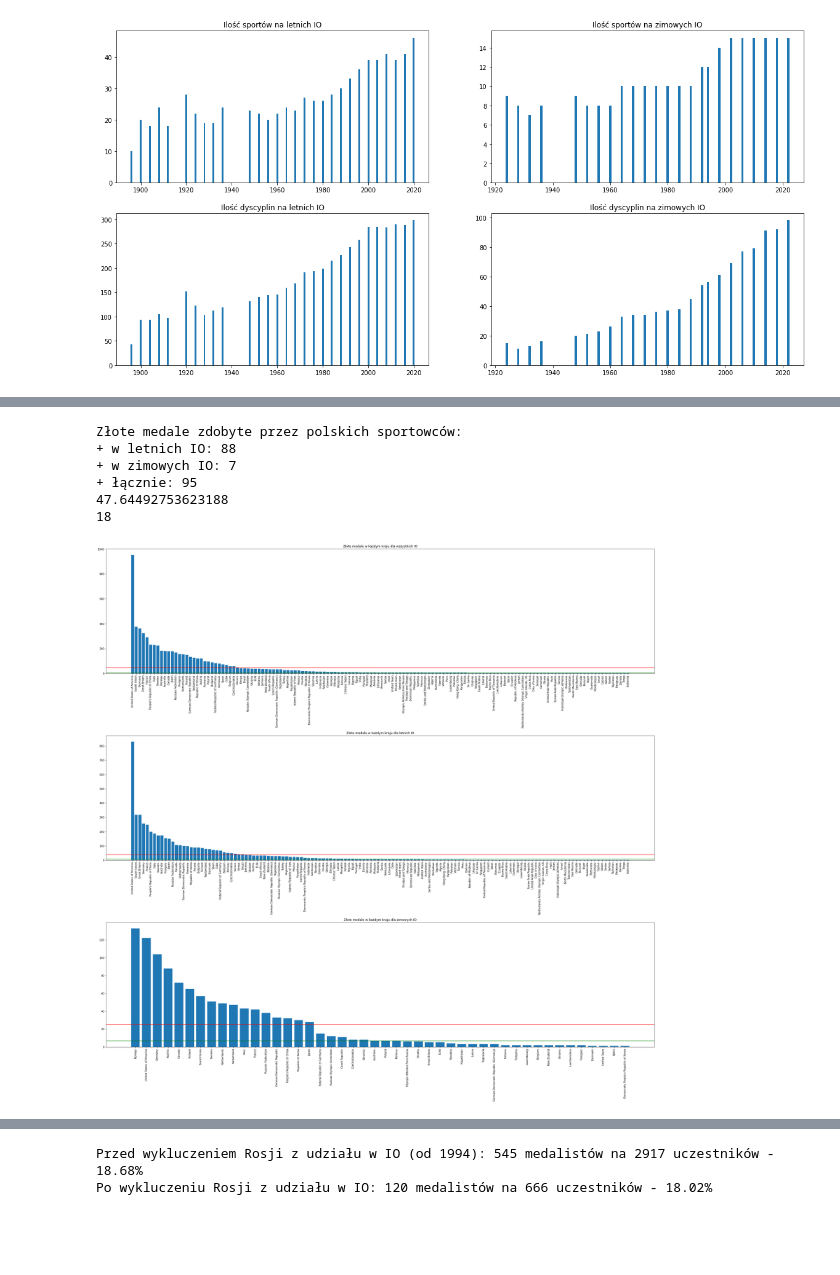
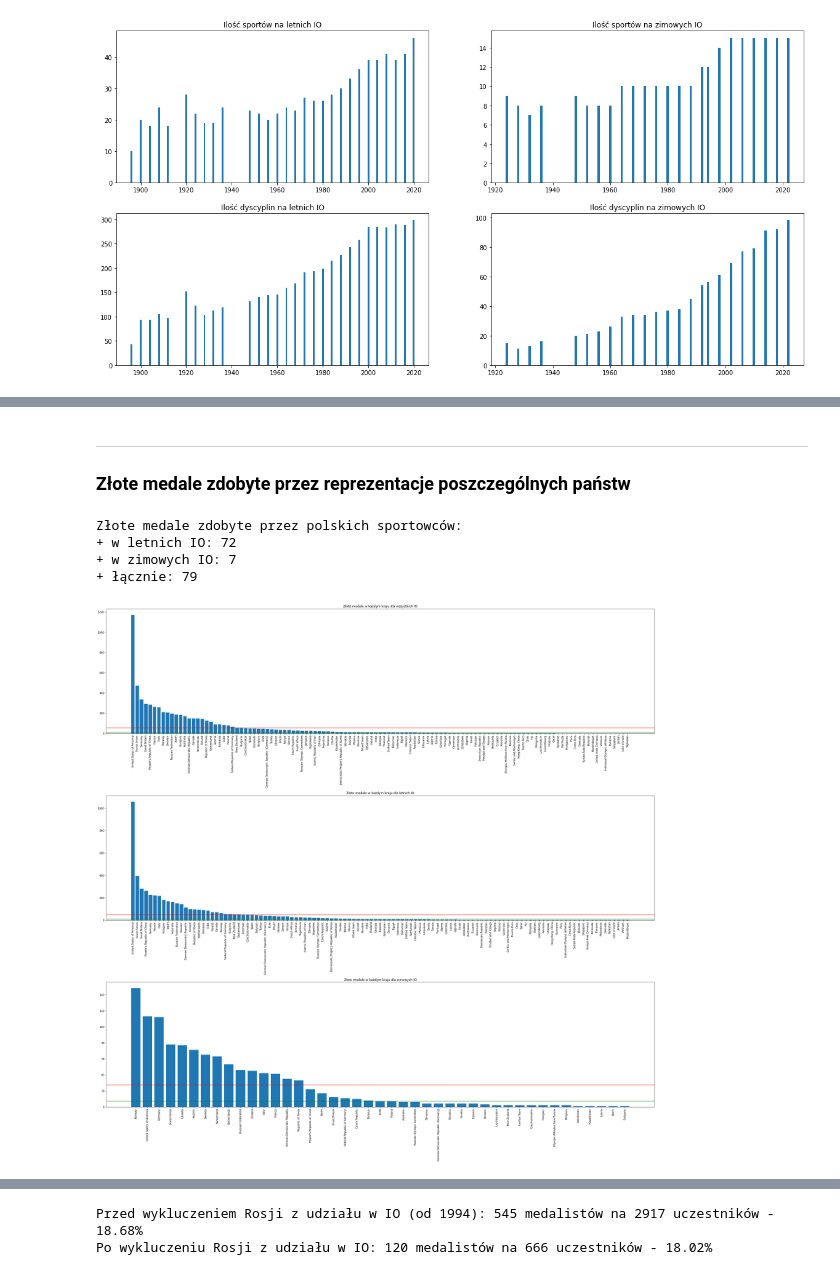
Before and after one commit to mihawb/olympics-ds, a Jupyter notebook: analysis/allGamesAnalysis.ipynb, the cells around one changed output, grey strips where cells are left out. Saved outputs shown, nothing was run; the diff lists cells and outputs as text; code cells hidden in the pictures; blank space fills up the shorter version.

```diff
--- a/analysis/allGamesAnalysis.ipynb
+++ b/analysis/allGamesAnalysis.ipynb
@@ -84,31 +84,32 @@ jak starczy czasu to 1-4 lacznie i w rozroznieniu na lato/zima
+# %% [markdown]
+---
+### Złote medale zdobyte przez reprezentacje poszczególnych państw
 # %%
 def goldMedalsByCountry(inScoresDF, place):
 	return inScoresDF[~inScoresDF.Country.where(inScoresDF.Place == place).isnull()].Country.value_counts()
 
-p = 2
+p = 1
 aGoldByCountry = goldMedalsByCountry(allScores, p)
 sGoldByCountry = goldMedalsByCountry(summerScores, p)
 wGoldByCountry = goldMedalsByCountry(winterScores, p)
 
 print(f'Złote medale zdobyte przez polskich sportowców:\n+ w letnich IO: {sGoldByCountry.Poland}\n+ w zimowych IO: {wGoldByCountry.Poland}\n+ łącznie: {aGoldByCountry.Poland}')
 
 plt.figure(figsize = (30,30), constrained_layout = True)
 for i, df in enumerate([aGoldByCountry, sGoldByCountry, wGoldByCountry]):
 	plt.subplot(3,1,i+1)
 	plt.bar(df.keys(), df.values)
 	plt.xticks(rotation=90)
 	if i == 0: 	 plt.title('Złote medale w każdym kraju dla wszystkich IO')
 	elif i == 1: plt.title('Złote medale w każdym kraju dla letnich IO')
 	else: 		 plt.title('Złote medale w każdym kraju dla zimowych IO')
 	plt.axhline(y = df.median(), color = 'green', linestyle = '-')
 	plt.axhline(y = df.mean(), color = 'red', linestyle = '-')
 	# green -> median, red -> mean
 plt.show()
 # %% [output]
 Złote medale zdobyte przez polskich sportowców:
-+ w letnich IO: 88
++ w letnich IO: 72
 + w zimowych IO: 7
-+ łącznie: 95
-47.64492753623188
-18
++ łącznie: 79
-[figure, old version]
+[figure, new version]
```
Also changed, not shown: parts of 18 cells of this notebook.
